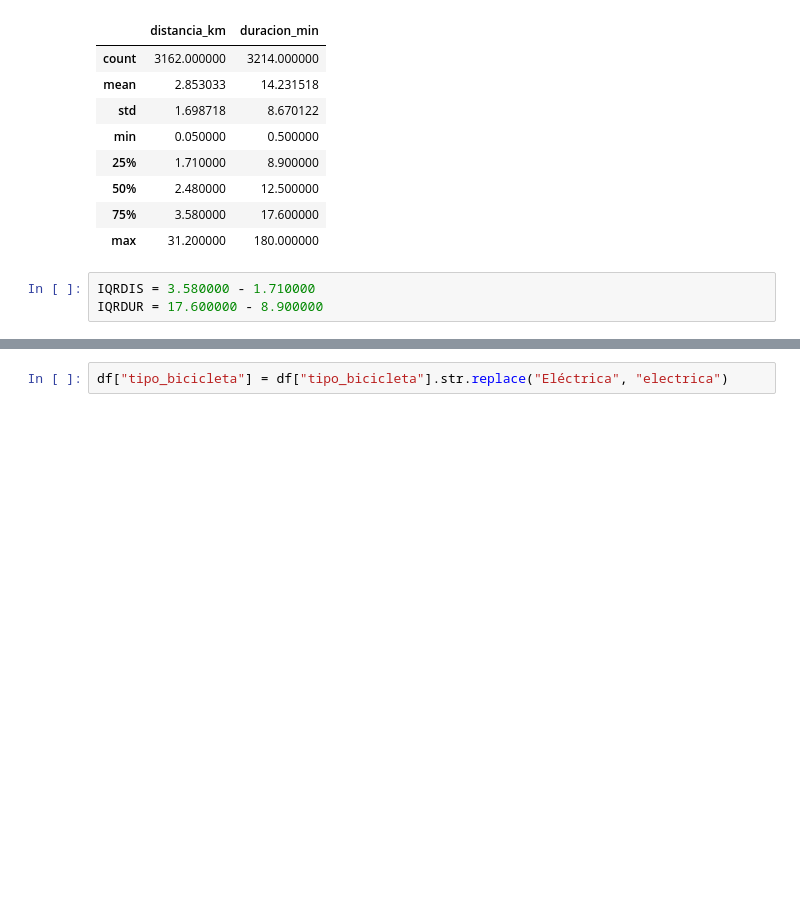
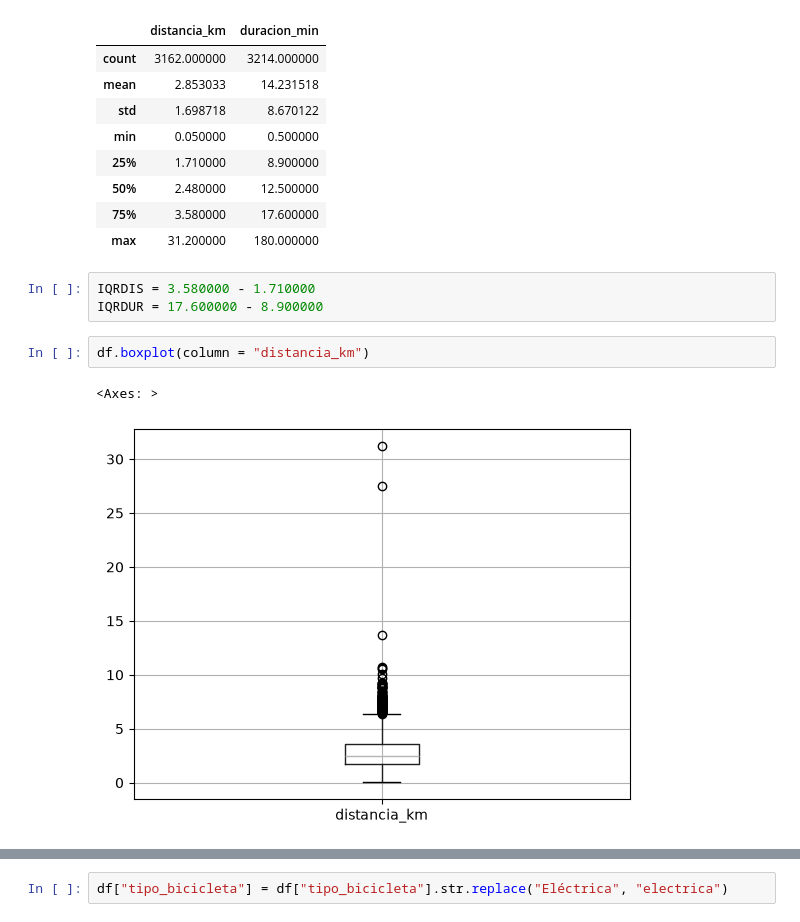
Before and after one commit to Sebast68h/taller-6-APLICACIONES, a Jupyter notebook: NOOTEBOOK.ipynb, the cells around one changed output, grey strips where cells are left out. Cells and saved outputs as stored; diff of their text form; blank space fills up the shorter version.

```diff
--- a/NOOTEBOOK.ipynb
+++ b/NOOTEBOOK.ipynb
@@ -102,3 +119,8 @@ df[["distancia_km","duracion_min"]].describe()
 # %%
 IQRDIS = 3.580000 - 1.710000
 IQRDUR = 17.600000 - 8.900000
+# %%
+df.boxplot(column = "distancia_km")
+# %% [output]
+<Axes: >
+[figure, added]
```
Also changed, not shown: parts of 5 cells of this notebook.
